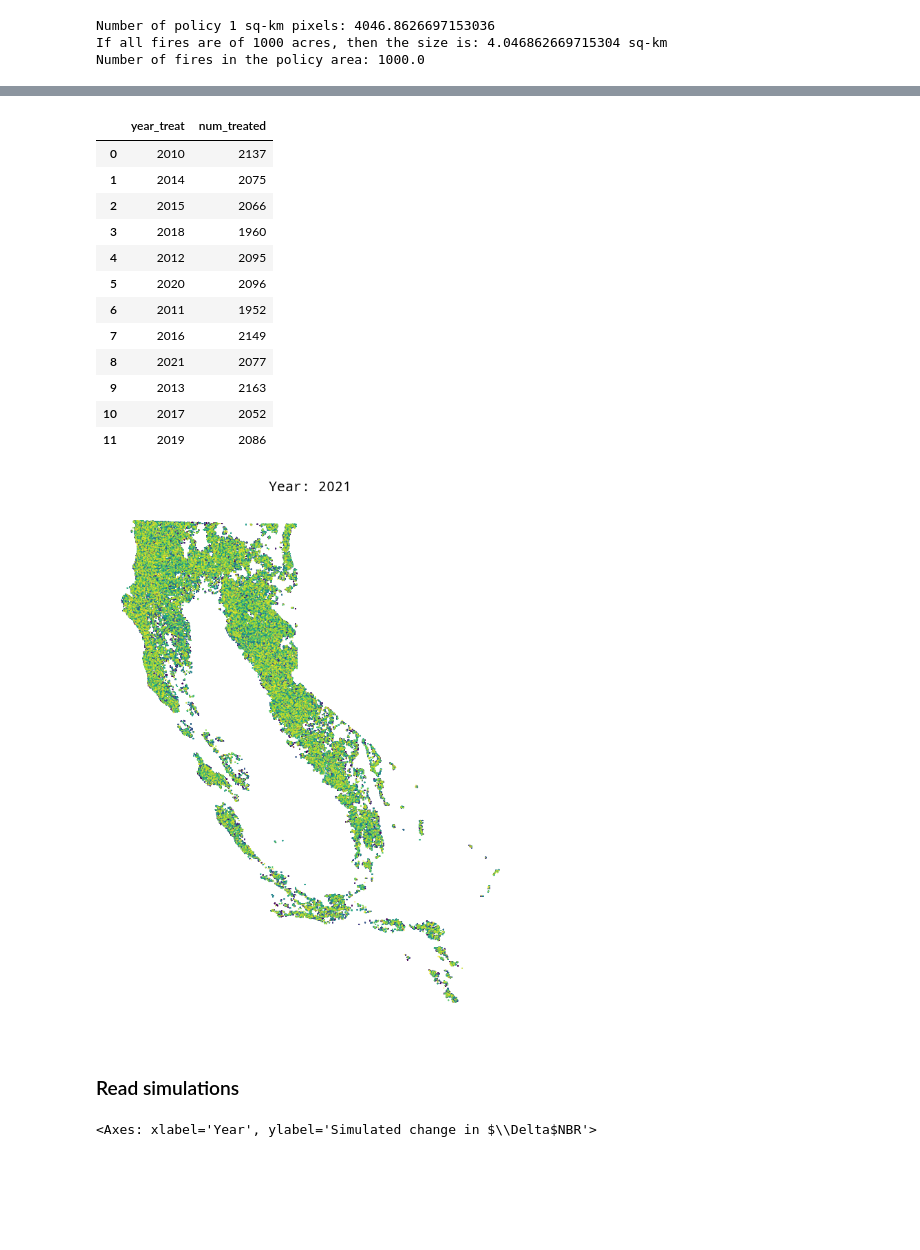
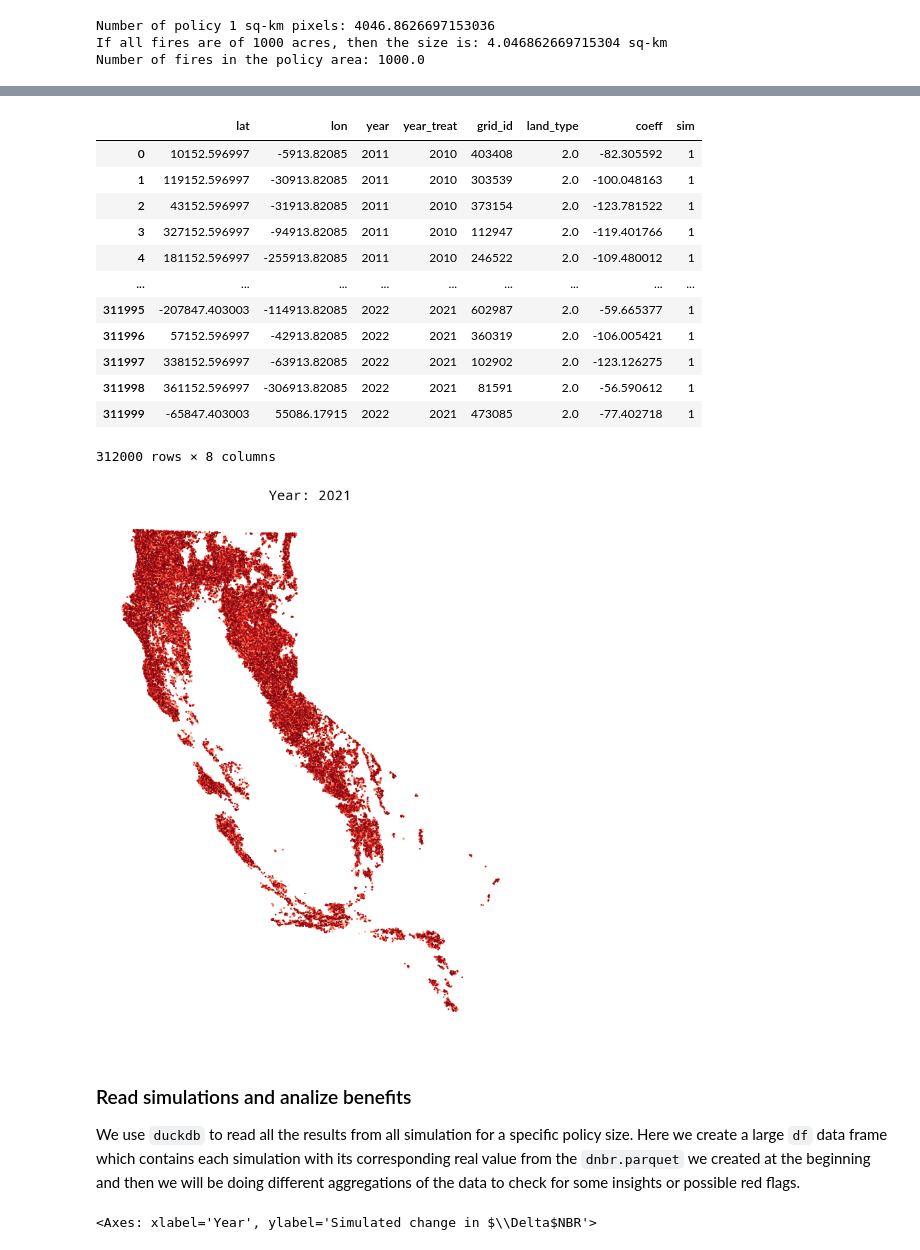
Before and after one commit to echolab-stanford/prescribed_fires, a Jupyter notebook: analysis/simulation.ipynb, the cells around one changed output, grey strips where cells are left out. Cells and saved outputs as stored; diff of their text form; code cells hidden in the pictures; blank space fills up the shorter version.

```diff
--- a/analysis/simulation.ipynb
+++ b/analysis/simulation.ipynb
@@ -189,35 +144,38 @@ run_simulations(
 # %%
 test_sim = duckdb.query(
     """
-select year_treat, count(distinct grid_id) as num_treated
-from '../data/policy_spill_100/*.parquet'
+select *
+from '../data/policy_no_spill_4000/*.parquet'
 where sim == 1
-group by year_treat
 """
 ).to_df()
 # %%
 test_sim
 # %% [output]
-|  | year_treat | num_treated |
-| 0 | 2010 | 2137 |
-| 1 | 2014 | 2075 |
-| 2 | 2015 | 2066 |
-| 3 | 2018 | 1960 |
-| 4 | 2012 | 2095 |
-| 5 | 2020 | 2096 |
-| 6 | 2011 | 1952 |
-| 7 | 2016 | 2149 |
-| 8 | 2021 | 2077 |
-| 9 | 2013 | 2163 |
-| 10 | 2017 | 2052 |
-| 11 | 2019 | 2086 |
+|  | lat | lon | year | year_treat | grid_id | land_type | coeff | sim |
+| 0 | 10152.596997 | -5913.82085 | 2011 | 2010 | 403408 | 2.0 | -82.305592 | 1 |
+| 1 | 119152.596997 | -30913.82085 | 2011 | 2010 | 303539 | 2.0 | -100.048163 | 1 |
+| 2 | 43152.596997 | -31913.82085 | 2011 | 2010 | 373154 | 2.0 | -123.781522 | 1 |
+| 3 | 327152.596997 | -94913.82085 | 2011 | 2010 | 112947 | 2.0 | -119.401766 | 1 |
+| 4 | 181152.596997 | -255913.82085 | 2011 | 2010 | 246522 | 2.0 | -109.480012 | 1 |
+| ... | ... | ... | ... | ... | ... | ... | ... | ... |
+| 311995 | -207847.403003 | -114913.82085 | 2022 | 2021 | 602987 | 2.0 | -59.665377 | 1 |
+| 311996 | 57152.596997 | -42913.82085 | 2022 | 2021 | 360319 | 2.0 | -106.005421 | 1 |
+| 311997 | 338152.596997 | -63913.82085 | 2022 | 2021 | 102902 | 2.0 | -123.126275 | 1 |
+| 311998 | 361152.596997 | -306913.82085 | 2022 | 2021 | 81591 | 2.0 | -56.590612 | 1 |
+| 311999 | -65847.403003 | 55086.17915 | 2022 | 2021 | 473085 | 2.0 | -77.402718 | 1 |
+312000 rows × 8 columns
 # %%
 import geopandas as gpd
 import matplotlib.pyplot as plt
 from matplotlib.animation import FuncAnimation
 
-# Assuming test_sim is already defined and is a GeoDataFrame
-# test_sim = gpd.GeoDataFrame(...)  # Your GeoDataFrame initialization
+# Transform the DataFrame to a GeoDataFrame
+test_sim = gpd.GeoDataFrame(
+    test_sim,
+    geometry=gpd.points_from_xy(test_sim.lon, test_sim.lat),
+    crs="EPSG:3110",
+)
 
 # Create a figure and axis
 fig, ax = plt.subplots(figsize=(10, 10))
@@ -227,34 +185,32 @@ fig, ax = plt.subplots(figsize=(10, 10))
 # ax.set_ylim(200_000, 400_000)
 
 # Remove axis
 ax.axis("off")
 
 # Get unique years
 years = sorted(test_sim["year_treat"].dropna().unique())
 
 
 # Define the update function
 def update(year):
     ax.clear()
     # ax.set_xlim(-400_000, -300_000)
     # ax.set_ylim(200_000, 400_000)
     ax.axis("off")
     test_sim[test_sim["year_treat"] <= year].plot(
-        ax=ax, column="year_treat", legend=False, s=0.1
+        ax=ax, column="year_treat", legend=False, markersize=0.2, cmap="Reds"
     )
     ax.set_title(f"Year: {year}")
 
 
 # Create the animation
 ani = FuncAnimation(fig, update, frames=years, repeat=False)
 
 # Save the animation as a GIF or MP4
 ani.save("animation.gif", writer="imagemagick", fps=1)
 # ani.save('animation.mp4', writer='ffmpeg', fps=1)
 
 # Display the animation
 plt.show()
 # %% [output]
-[figure, old version]
+[figure, new version]
-# %% [markdown]
-### Read simulations
@@ -298,3 +217,7 @@ dnbr.to_parquet("../data/dnbr.parquet")
+# %% [markdown]
+### Read simulations and analize benefits
+
+We use `duckdb` to read all the results from all simulation for a specific policy size. Here we create a large `df` data frame which contains each simulation with its corresponding real value from the `dnbr.parquet` we created at the beginning and then we will be doing different aggregations of the data to check for some insights or possible red flags.
 # %%
 # Read in all the sims to merge with dnbr data
 df = duckdb.query("""
```
Also changed, not shown: parts of 44 cells of this notebook.
